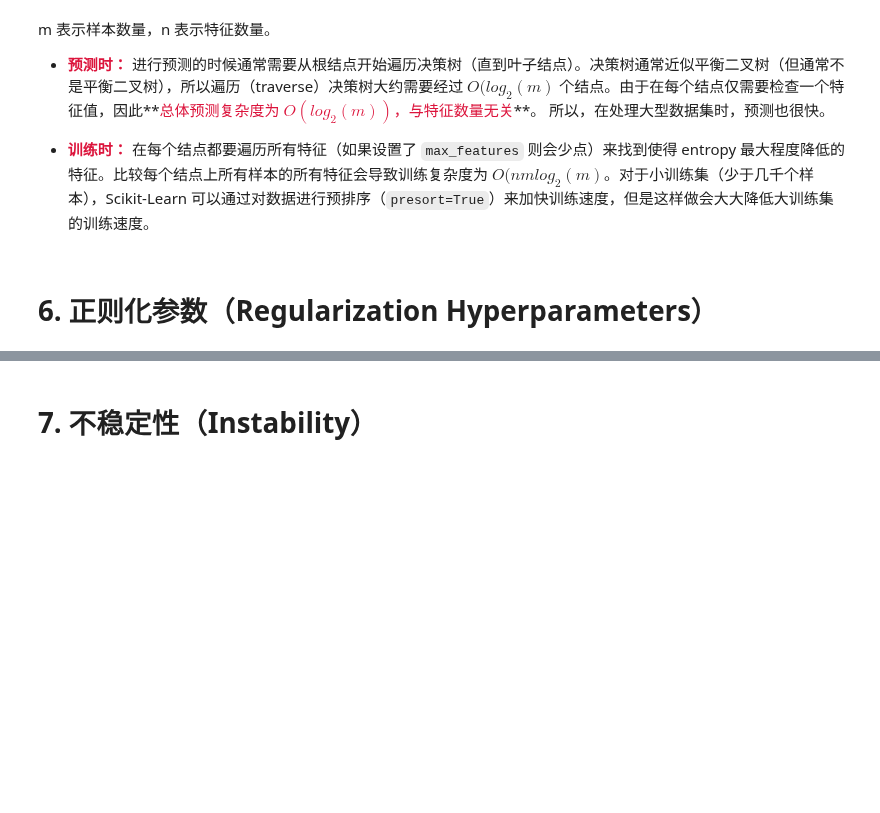
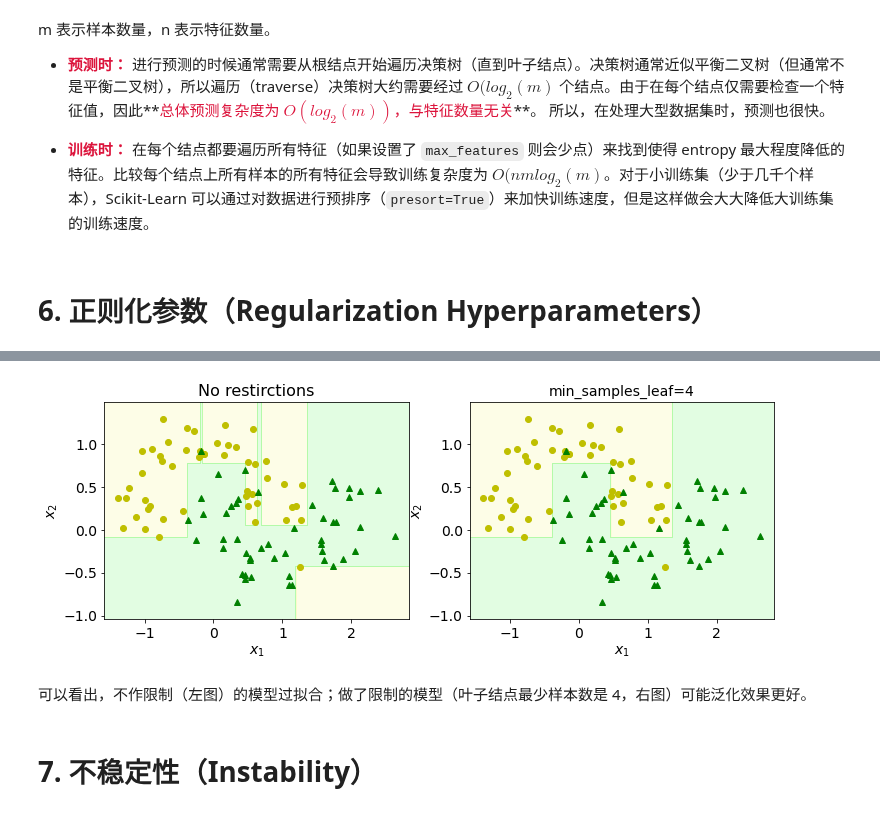
Before and after one commit to libingallin/handson_ml_2nd, a Jupyter notebook: chap06_decision_trees/chap06_decision_trees.ipynb, the cells around one changed output, grey strips where cells are left out. Saved outputs shown, nothing was run; the diff lists cells and outputs as text; code cells hidden in the pictures; blank space fills up the shorter version.

```diff
--- a/chap06_decision_trees/chap06_decision_trees.ipynb
+++ b/chap06_decision_trees/chap06_decision_trees.ipynb
@@ -523,2 +559,46 @@ m 表示样本数量，n 表示特征数量。
+# %%
+def plot_decision_boundary_2(clf, X, y):
+    x_min, x_max = X[:, 0].min()-0.2, X[:, 0].max()+0.2
+    y_min, y_max = X[:, 1].min()-0.2, X[:, 1].max()+0.2
+    xx, yy = np.meshgrid(np.linspace(x_min, x_max, 1000),
+                         np.linspace(y_min, y_max, 1000))
+    X_new = np.c_[xx.ravel(), yy.ravel()]
+    y_pred = clf.predict(X_new).reshape(xx.shape)
+
+    custom_cmap = ListedColormap(['#fafab0', '#a0faa0'])
+    plt.contourf(xx, yy, y_pred, alpha=0.3, cmap=custom_cmap)
+    plt.plot(X[:, 0][y == 0], X[:, 1][y == 0], 'yo')
+    plt.plot(X[:, 0][y == 1], X[:, 1][y == 1], 'g^')
+
+    plt.xlabel('$x_1$', fontsize=14)
+    plt.ylabel('$x_2$', fontsize=14)
+# %%
+# Example
+from sklearn.datasets import make_moons
+
+
+Xm, ym = make_moons(n_samples=100, noise=0.25, random_state=53)
+
+# No restrictions
+deep_tree_clf1 = DecisionTreeClassifier(random_state=42)
+deep_tree_clf1.fit(Xm, ym)
+# A leaf node must have 4 instances
+deep_tree_clf2 = DecisionTreeClassifier(min_samples_leaf=4, random_state=42)
+deep_tree_clf2.fit(Xm, ym)
+
+# Plot the results
+plt.figure(figsize=(12, 4))
+plt.subplot(121)
+plot_decision_boundary_2(deep_tree_clf1, Xm, ym)
+plt.title("No restirctions", fontsize=16)
+
+plt.subplot(122)
+plot_decision_boundary_2(deep_tree_clf2, Xm, ym)
+plt.title("min_samples_leaf=4", fontsize=14)
+plt.show()
+# %% [output]
+[figure, added]
+# %% [markdown]
+可以看出，不作限制（左图）的模型过拟合；做了限制的模型（叶子结点最少样本数是 4，右图）可能泛化效果更好。
 # %% [markdown]
 # 7. 不稳定性（Instability）
```
Also changed, not shown: parts of 25 cells of this notebook.
